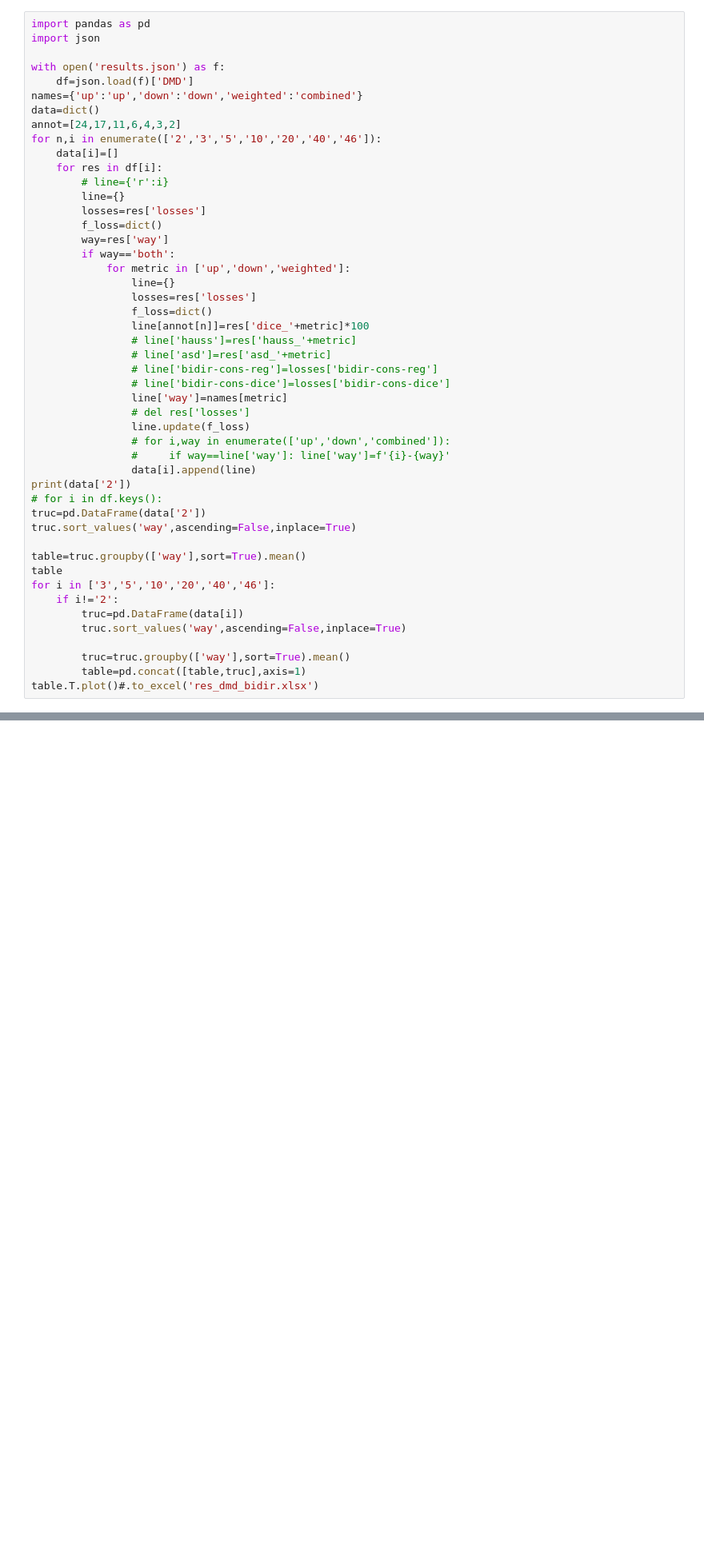
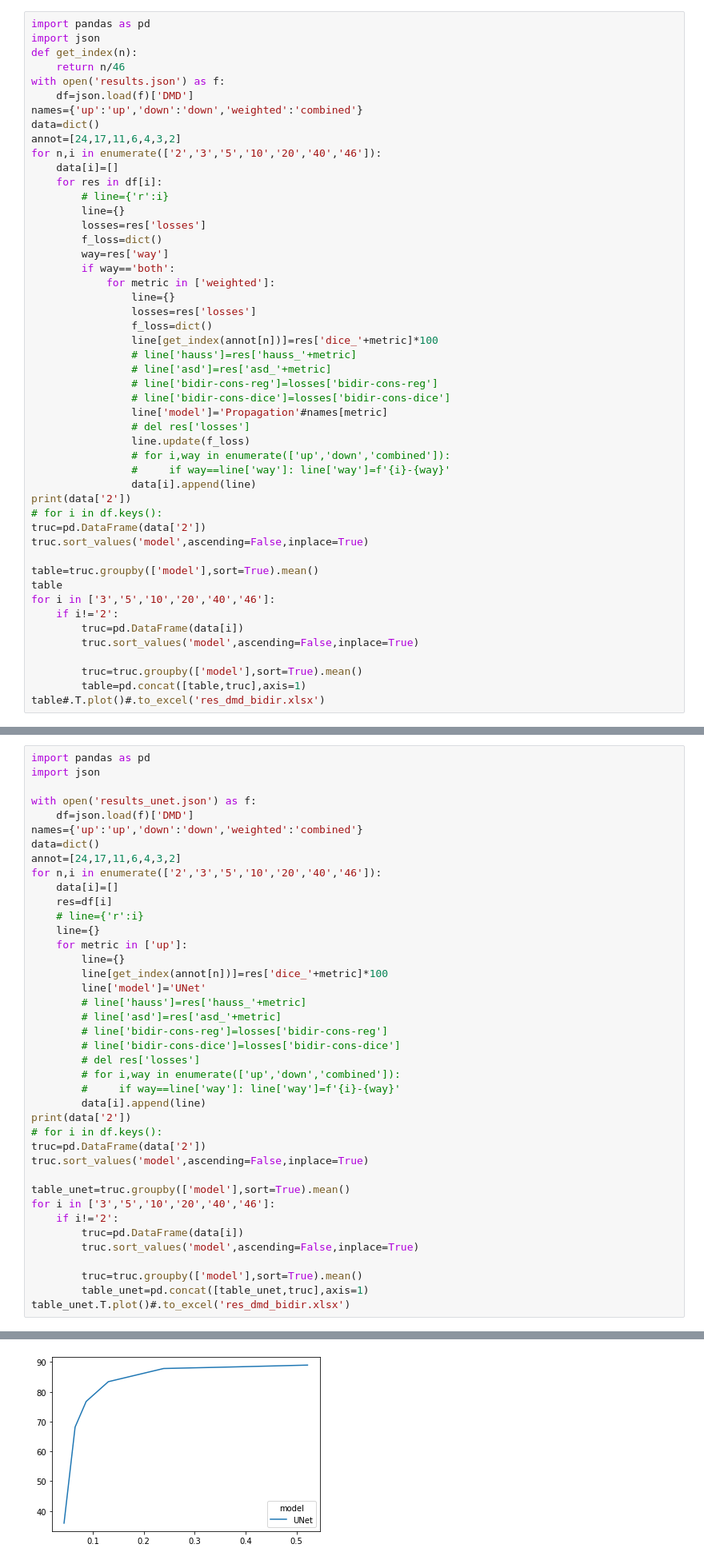
Before and after one commit to nathandecaux/SeqSeg, a Jupyter notebook: plot_results.ipynb, the cells around one changed output, grey strips where cells are left out. Shown at 80% size. Saved outputs shown, nothing was run; the diff lists cells and outputs as text; blank space fills up the shorter version.

```diff
--- a/plot_results.ipynb
+++ b/plot_results.ipynb
@@ -1,7 +1,8 @@
 # %%
 import pandas as pd
 import json
-
+def get_index(n):
+    return n/46
 with open('results.json') as f:
     df=json.load(f)['DMD']
 names={'up':'up','down':'down','weighted':'combined'}
@@ -16,16 +17,16 @@ for n,i in enumerate(['2','3','5','10','20','40','46']):
         f_loss=dict()
         way=res['way']
         if way=='both':
-            for metric in ['up','down','weighted']:
+            for metric in ['weighted']:
                 line={}
                 losses=res['losses']
                 f_loss=dict()
-                line[annot[n]]=res['dice_'+metric]*100
+                line[get_index(annot[n])]=res['dice_'+metric]*100
                 # line['hauss']=res['hauss_'+metric]
                 # line['asd']=res['asd_'+metric]
                 # line['bidir-cons-reg']=losses['bidir-cons-reg']
                 # line['bidir-cons-dice']=losses['bidir-cons-dice']
-                line['way']=names[metric]
+                line['model']='Propagation'#names[metric]
                 # del res['losses']
                 line.update(f_loss)
                 # for i,way in enumerate(['up','down','combined']):
@@ -34,16 +35,16 @@ for n,i in enumerate(['2','3','5','10','20','40','46']):
 print(data['2'])
 # for i in df.keys():
 truc=pd.DataFrame(data['2'])
-truc.sort_values('way',ascending=False,inplace=True)
+truc.sort_values('model',ascending=False,inplace=True)
 
-table=truc.groupby(['way'],sort=True).mean()
+table=truc.groupby(['model'],sort=True).mean()
 table
 for i in ['3','5','10','20','40','46']:
     if i!='2':
         truc=pd.DataFrame(data[i])
-        truc.sort_values('way',ascending=False,inplace=True)
+        truc.sort_values('model',ascending=False,inplace=True)
 
-        truc=truc.groupby(['way'],sort=True).mean()
+        truc=truc.groupby(['model'],sort=True).mean()
         table=pd.concat([table,truc],axis=1)
-table.T.plot()#.to_excel('res_dmd_bidir.xlsx')
+table#.T.plot()#.to_excel('res_dmd_bidir.xlsx')
 # %% [output]
@@ -52,0 +55,41 @@ table.T.plot()#.to_excel('res_dmd_bidir.xlsx')
+# %%
+import pandas as pd
+import json
+
+with open('results_unet.json') as f:
+    df=json.load(f)['DMD']
+names={'up':'up','down':'down','weighted':'combined'}
+data=dict()
+annot=[24,17,11,6,4,3,2]
+for n,i in enumerate(['2','3','5','10','20','40','46']):
+    data[i]=[]
+    res=df[i]
+    # line={'r':i}
+    line={}
+    for metric in ['up']:
+        line={}
+        line[get_index(annot[n])]=res['dice_'+metric]*100
+        line['model']='UNet'
+        # line['hauss']=res['hauss_'+metric]
+        # line['asd']=res['asd_'+metric]
+        # line['bidir-cons-reg']=losses['bidir-cons-reg']
+        # line['bidir-cons-dice']=losses['bidir-cons-dice']
+        # del res['losses']
+        # for i,way in enumerate(['up','down','combined']):
+        #     if way==line['way']: line['way']=f'{i}-{way}'
+        data[i].append(line)
+print(data['2'])
+# for i in df.keys():
+truc=pd.DataFrame(data['2'])
+truc.sort_values('model',ascending=False,inplace=True)
+
+table_unet=truc.groupby(['model'],sort=True).mean()
+for i in ['3','5','10','20','40','46']:
+    if i!='2':
+        truc=pd.DataFrame(data[i])
+        truc.sort_values('model',ascending=False,inplace=True)
+
+        truc=truc.groupby(['model'],sort=True).mean()
+        table_unet=pd.concat([table_unet,truc],axis=1)
+table_unet.T.plot()#.to_excel('res_dmd_bidir.xlsx')
+# %% [output]
@@ -52,0 +98 @@ table.T.plot()#.to_excel('res_dmd_bidir.xlsx')
+[figure, added]
```
Also changed, not shown: parts of 4 cells of this notebook, 4 other files.
